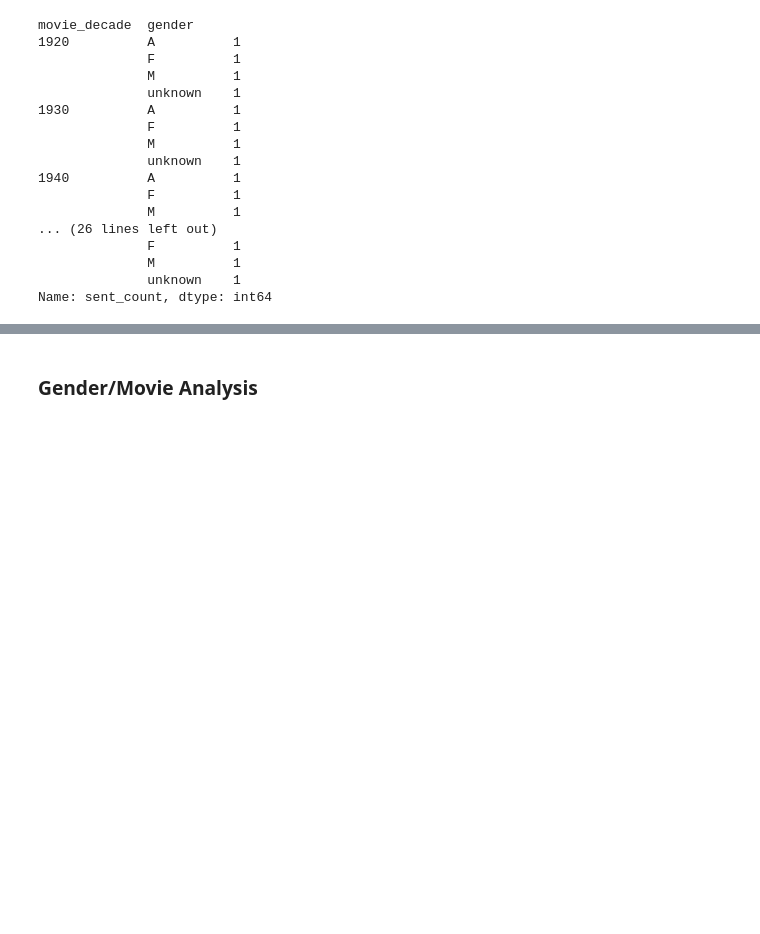
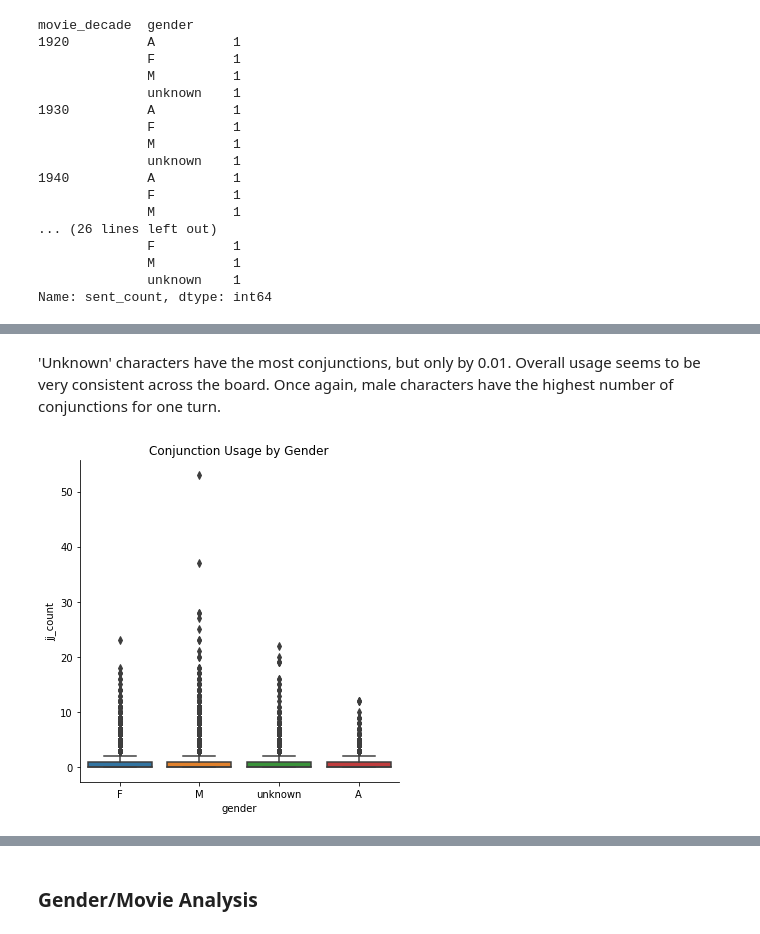
Before and after one commit to Data-Science-for-Linguists-2023/Movie-Gender-Dialogue-Analysis, a Jupyter notebook: Analysis_Notebook.ipynb, the cells around one changed output, grey strips where cells are left out. Drawn from its saved outputs; the diff is of its cells as text; code cells hidden in the pictures; blank space fills up the shorter version.

```diff
--- a/Analysis_Notebook.ipynb
+++ b/Analysis_Notebook.ipynb
@@ -368,0 +576,8 @@ The parts of speech I will look at are the following:
+# %% [markdown]
+'Unknown' characters have the most conjunctions, but only by 0.01. Overall usage seems to be very consistent across the board. Once again, male characters have the highest number of conjunctions for one turn.
+# %%
+sns.catplot(data=discourse_df, x='gender', y='jj_count', kind='box')
+plt.title('Conjunction Usage by Gender')
+plt.show()
+# %% [output]
+[figure, added]
```
Also changed, not shown: parts of 83 cells of this notebook.
